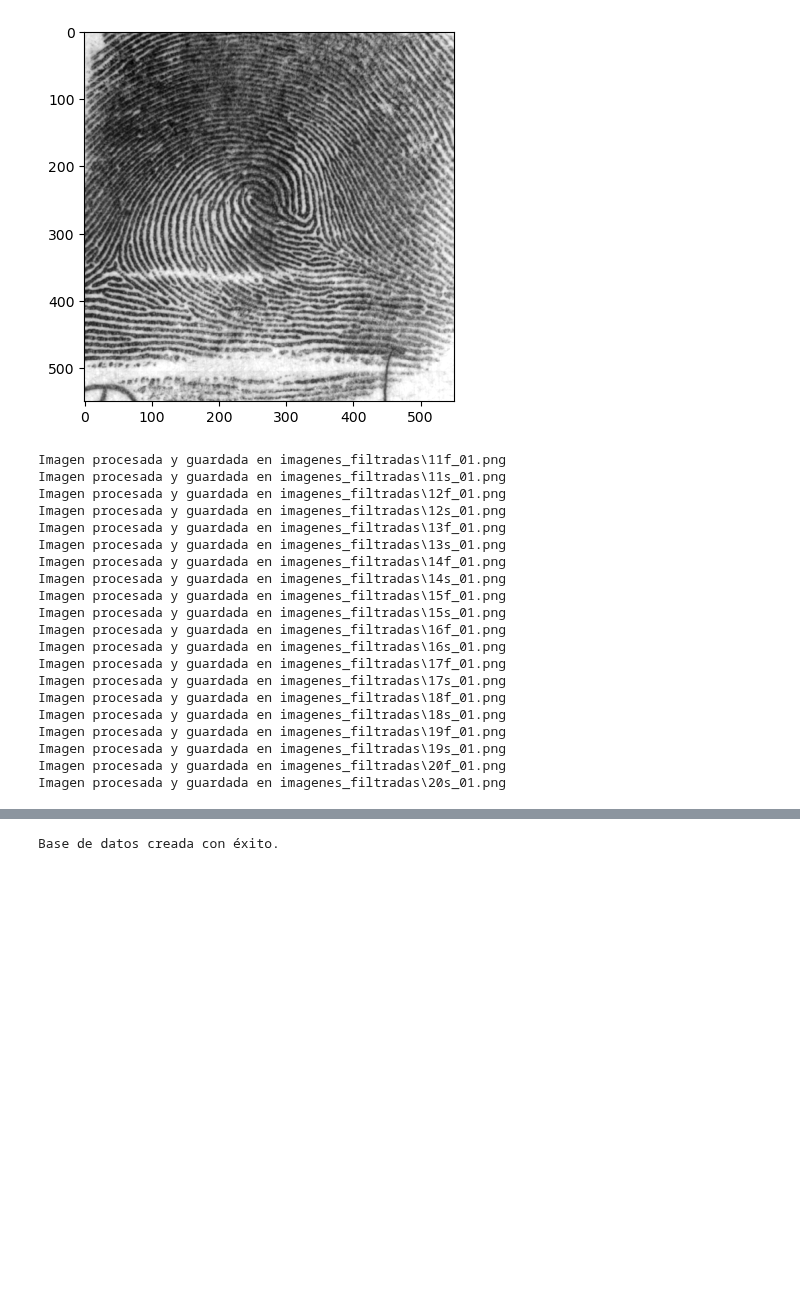
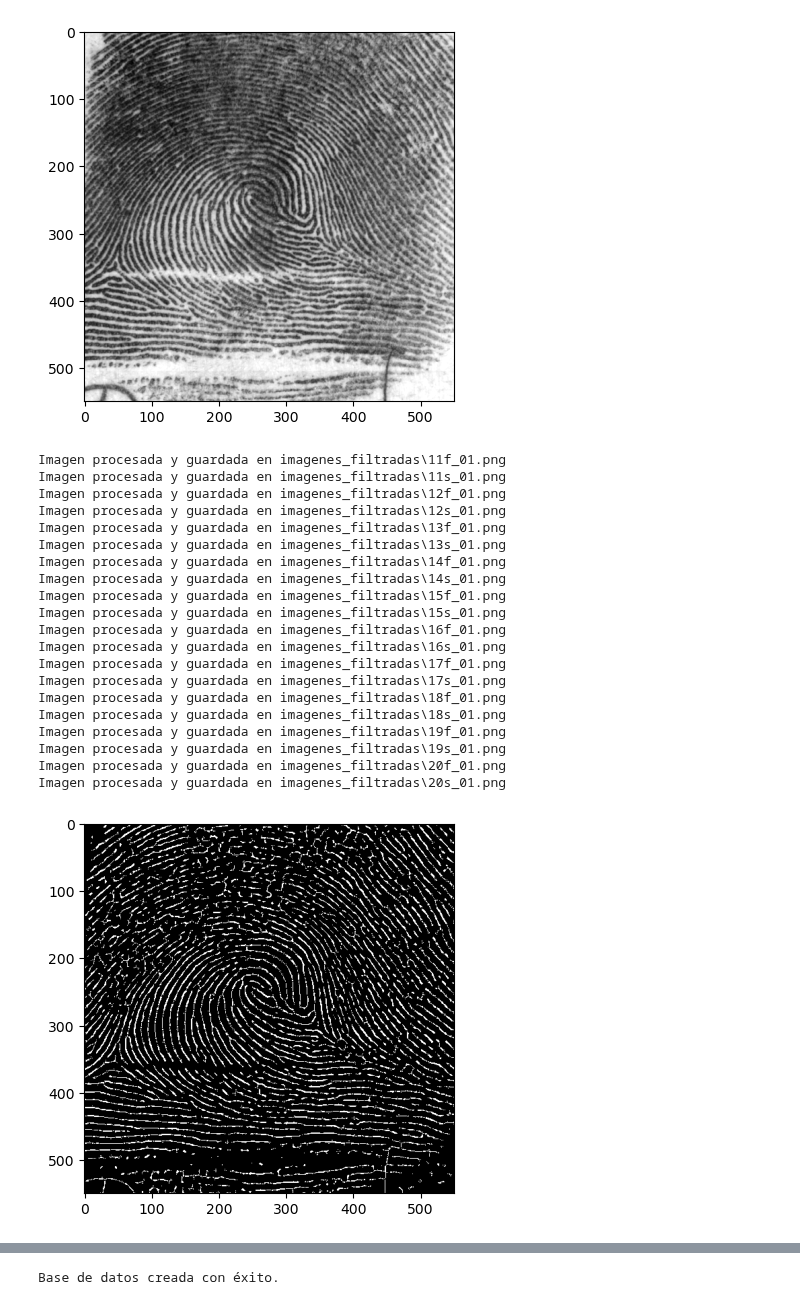
Before and after one commit to Davidgrcdz/PIAV-Practicas, a Jupyter notebook: Practica 6/SIFT.ipynb, the cells around one changed output, grey strips where cells are left out. Cells and saved outputs as stored; diff of their text form; code cells hidden in the pictures; blank space fills up the shorter version.

```diff
--- a/Practica 6/SIFT.ipynb
+++ b/Practica 6/SIFT.ipynb
@@ -163,30 +165,37 @@ os.makedirs(output_dir, exist_ok=True)
 
 # Procesar todas las imágenes PNG en el directorio de entrada
 for root, dirs, files in os.walk(input_dir):
     for file in files:
         if file.endswith('.png'):
             image_path = os.path.join(root, file)
             output_path = os.path.join(output_dir, file)
 
             procesar_imagen(image_path, output_path)
+
+
+# Imagen de ejemplo
+img = cv2.imread('imagenes_filtradas/11f_01.png', cv2.IMREAD_GRAYSCALE)
+plt.imshow(img, cmap='gray')
+plt.show()
 # %% [output]
 Imagen procesada y guardada en imagenes_filtradas\11f_01.png
 Imagen procesada y guardada en imagenes_filtradas\11s_01.png
 Imagen procesada y guardada en imagenes_filtradas\12f_01.png
 Imagen procesada y guardada en imagenes_filtradas\12s_01.png
 Imagen procesada y guardada en imagenes_filtradas\13f_01.png
 Imagen procesada y guardada en imagenes_filtradas\13s_01.png
 Imagen procesada y guardada en imagenes_filtradas\14f_01.png
 Imagen procesada y guardada en imagenes_filtradas\14s_01.png
 Imagen procesada y guardada en imagenes_filtradas\15f_01.png
 Imagen procesada y guardada en imagenes_filtradas\15s_01.png
 Imagen procesada y guardada en imagenes_filtradas\16f_01.png
 Imagen procesada y guardada en imagenes_filtradas\16s_01.png
 Imagen procesada y guardada en imagenes_filtradas\17f_01.png
 Imagen procesada y guardada en imagenes_filtradas\17s_01.png
 Imagen procesada y guardada en imagenes_filtradas\18f_01.png
 Imagen procesada y guardada en imagenes_filtradas\18s_01.png
 Imagen procesada y guardada en imagenes_filtradas\19f_01.png
 Imagen procesada y guardada en imagenes_filtradas\19s_01.png
 Imagen procesada y guardada en imagenes_filtradas\20f_01.png
 Imagen procesada y guardada en imagenes_filtradas\20s_01.png
+[figure, added]
```
Also changed, not shown: parts of 12 cells of this notebook.
